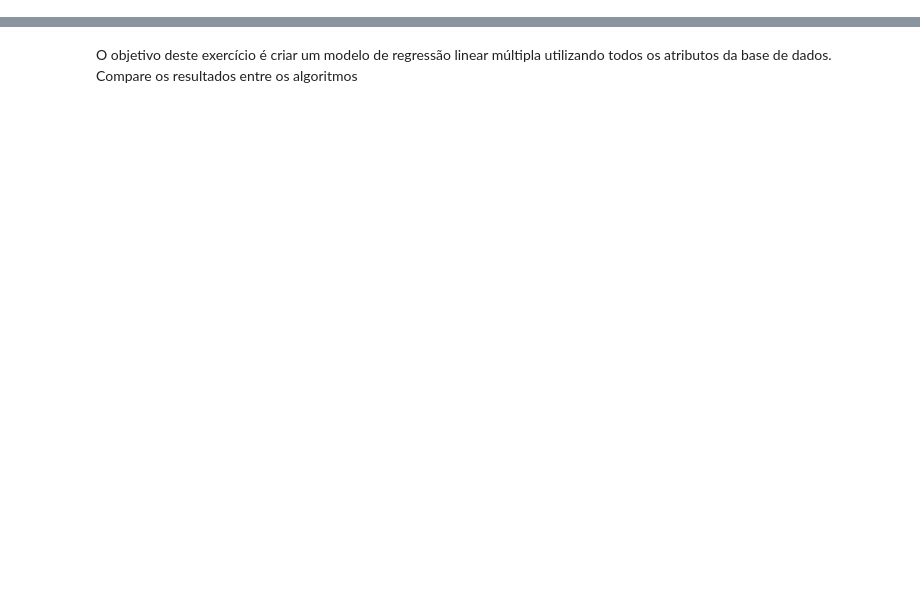
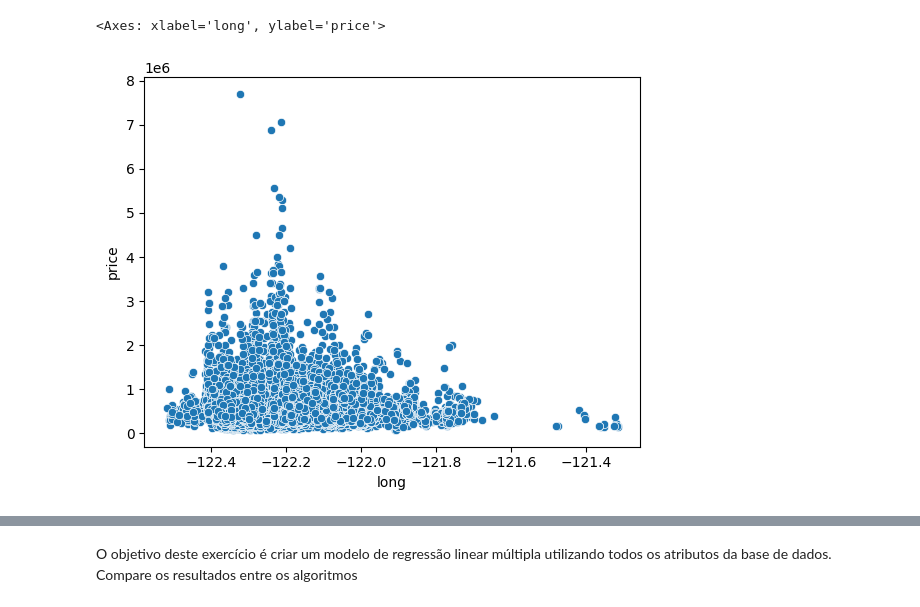
Before and after one commit to HammadN98/Curso_Estatistica, a Jupyter notebook: S9Exercicios.ipynb, the cells around one changed output, grey strips where cells are left out. Saved outputs shown, nothing was run; the diff lists cells and outputs as text; code cells hidden in the pictures; blank space fills up the shorter version.

```diff
--- a/S9Exercicios.ipynb
+++ b/S9Exercicios.ipynb
@@ -2,0 +69,6 @@
+# %%
+|#Visualizando a correlacao de "long" X "price"
+sns.scatterplot(x = casas['long'], y =  casas['price'])
+# %% [output]
+<Axes: xlabel='long', ylabel='price'>
+[figure, added]
```
Also changed, not shown: parts of 21 cells of this notebook.
